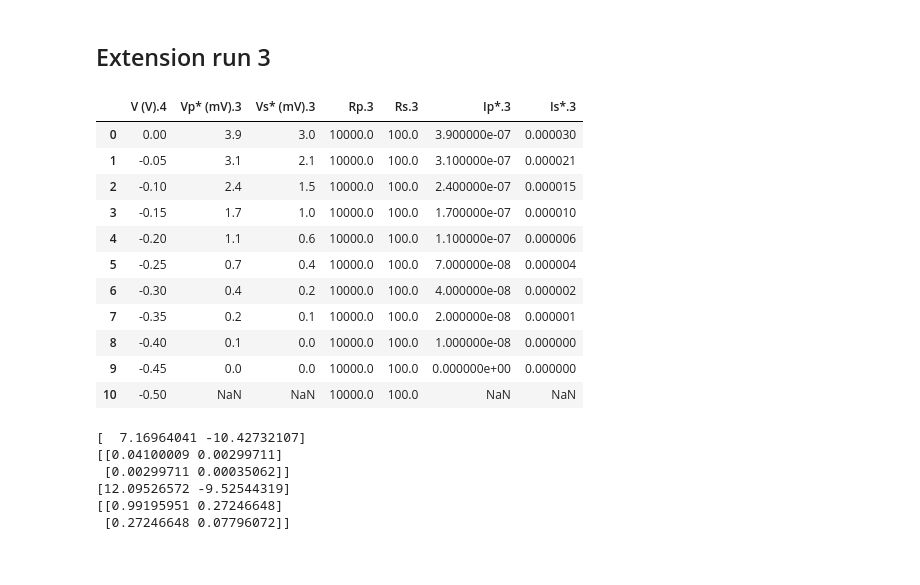
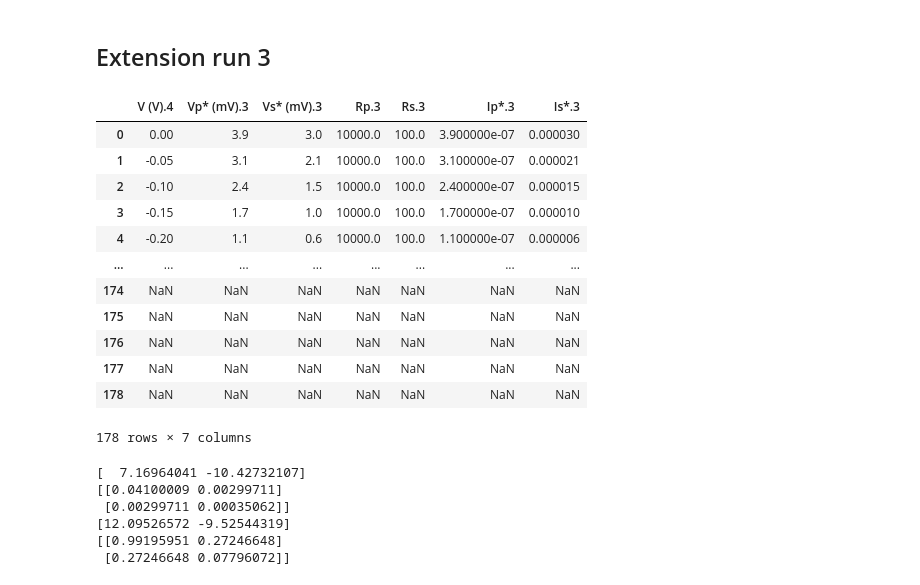
Before and after one commit to Rtk100/Physics-Lab-Python-code, a Jupyter notebook: PHYC30320 Ramsauer-Townsend Lab code.ipynb, the cells around one changed output. Cells and saved outputs as stored; diff of their text form; code cells hidden in the pictures.

```diff
--- a/PHYC30320 Ramsauer-Townsend Lab code.ipynb
+++ b/PHYC30320 Ramsauer-Townsend Lab code.ipynb
@@ -482,20 +516,23 @@ plt.savefig("Extension run 2",dpi = 100, bbox_inches = "tight" )
 # %%
 Results_extension_3 = pd.read_excel(path+"Ramsauer-Townsend Raw Data.xlsx",
                               usecols = [46,47,48,49,50,51,52])
-Results_extension_3.head(11)
+Results_extension_3 = Results_extension_3.drop(np.linspace(11,179,1),axis = 0)
+
+Results_extension_3
 # %% [output]
 |  | V (V).4 | Vp* (mV).3 | Vs* (mV).3 | Rp.3 | Rs.3 | Ip*.3 | Is*.3 |
 | 0 | 0.00 | 3.9 | 3.0 | 10000.0 | 100.0 | 3.900000e-07 | 0.000030 |
 | 1 | -0.05 | 3.1 | 2.1 | 10000.0 | 100.0 | 3.100000e-07 | 0.000021 |
 | 2 | -0.10 | 2.4 | 1.5 | 10000.0 | 100.0 | 2.400000e-07 | 0.000015 |
 | 3 | -0.15 | 1.7 | 1.0 | 10000.0 | 100.0 | 1.700000e-07 | 0.000010 |
 | 4 | -0.20 | 1.1 | 0.6 | 10000.0 | 100.0 | 1.100000e-07 | 0.000006 |
-| 5 | -0.25 | 0.7 | 0.4 | 10000.0 | 100.0 | 7.000000e-08 | 0.000004 |
-| 6 | -0.30 | 0.4 | 0.2 | 10000.0 | 100.0 | 4.000000e-08 | 0.000002 |
-| 7 | -0.35 | 0.2 | 0.1 | 10000.0 | 100.0 | 2.000000e-08 | 0.000001 |
-| 8 | -0.40 | 0.1 | 0.0 | 10000.0 | 100.0 | 1.000000e-08 | 0.000000 |
-| 9 | -0.45 | 0.0 | 0.0 | 10000.0 | 100.0 | 0.000000e+00 | 0.000000 |
-| 10 | -0.50 | NaN | NaN | 10000.0 | 100.0 | NaN | NaN |
+| ... | ... | ... | ... | ... | ... | ... | ... |
+| 174 | NaN | NaN | NaN | NaN | NaN | NaN | NaN |
+| 175 | NaN | NaN | NaN | NaN | NaN | NaN | NaN |
+| 176 | NaN | NaN | NaN | NaN | NaN | NaN | NaN |
+| 177 | NaN | NaN | NaN | NaN | NaN | NaN | NaN |
+| 178 | NaN | NaN | NaN | NaN | NaN | NaN | NaN |
+178 rows × 7 columns
 # %%
 #Importing raw data with xenon gas present from Excel into python.
 # Creating a data frame in python of the raw data.
```
Also changed, not shown: parts of 22 cells of this notebook, 22 other files.
